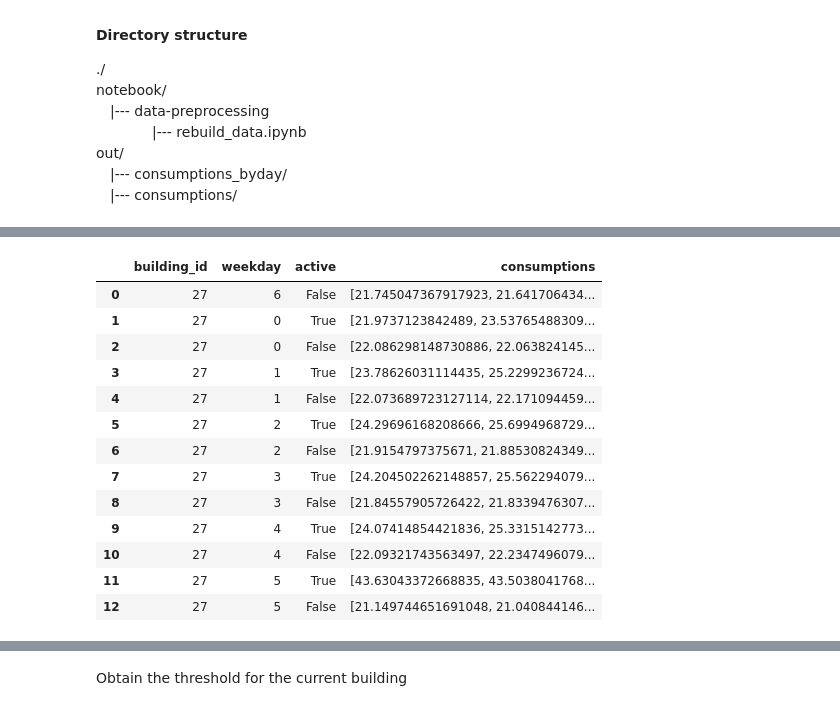
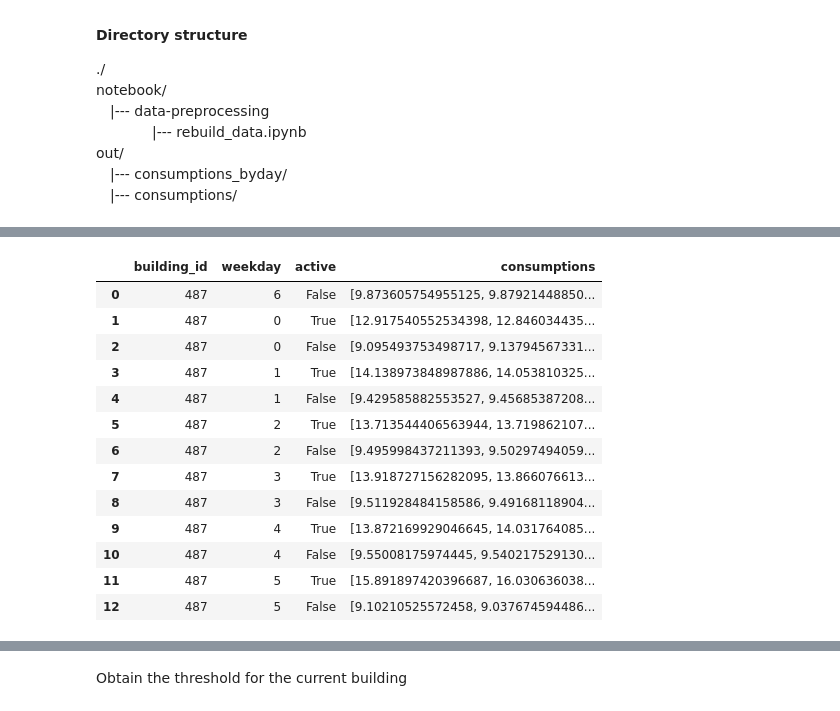
Before and after one commit to thmasker/DAntE, a Jupyter notebook: notebook/data_preprocessing/rebuild_data.ipynb, the cells around one changed output, grey strips where cells are left out. Drawn from its saved outputs; the diff is of its cells as text; code cells hidden in the pictures.

```diff
--- a/notebook/data_preprocessing/rebuild_data.ipynb
+++ b/notebook/data_preprocessing/rebuild_data.ipynb
@@ -37,25 +37,25 @@ protos
 1261 rows × 4 columns
 # %%
-counter_id = 27 # Building ID example
+counter_id = 487 # Building ID example
 
 mean_proto = protos[protos['building_id'] == counter_id]
 mean_proto.reset_index(drop=True, inplace=True)
 mean_proto
 # %% [output]
 |  | building_id | weekday | active | consumptions |
-| 0 | 27 | 6 | False | [21.745047367917923, 21.641706434... |
-| 1 | 27 | 0 | True | [21.9737123842489, 23.53765488309... |
-| 2 | 27 | 0 | False | [22.086298148730886, 22.063824145... |
-| 3 | 27 | 1 | True | [23.78626031114435, 25.2299236724... |
-| 4 | 27 | 1 | False | [22.073689723127114, 22.171094459... |
-| 5 | 27 | 2 | True | [24.29696168208666, 25.6994968729... |
-| 6 | 27 | 2 | False | [21.9154797375671, 21.88530824349... |
-| 7 | 27 | 3 | True | [24.204502262148857, 25.562294079... |
-| 8 | 27 | 3 | False | [21.84557905726422, 21.8339476307... |
-| 9 | 27 | 4 | True | [24.07414854421836, 25.3315142773... |
-| 10 | 27 | 4 | False | [22.09321743563497, 22.2347496079... |
-| 11 | 27 | 5 | True | [43.63043372668835, 43.5038041768... |
-| 12 | 27 | 5 | False | [21.149744651691048, 21.040844146... |
+| 0 | 487 | 6 | False | [9.873605754955125, 9.87921448850... |
+| 1 | 487 | 0 | True | [12.917540552534398, 12.846034435... |
+| 2 | 487 | 0 | False | [9.095493753498717, 9.13794567331... |
+| 3 | 487 | 1 | True | [14.138973848987886, 14.053810325... |
+| 4 | 487 | 1 | False | [9.429585882553527, 9.45685387208... |
+| 5 | 487 | 2 | True | [13.713544406563944, 13.719862107... |
+| 6 | 487 | 2 | False | [9.495998437211393, 9.50297494059... |
+| 7 | 487 | 3 | True | [13.918727156282095, 13.866076613... |
+| 8 | 487 | 3 | False | [9.511928484158586, 9.49168118904... |
+| 9 | 487 | 4 | True | [13.872169929046645, 14.031764085... |
+| 10 | 487 | 4 | False | [9.55008175974445, 9.540217529130... |
+| 11 | 487 | 5 | True | [15.891897420396687, 16.030636038... |
+| 12 | 487 | 5 | False | [9.10210525572458, 9.037674594486... |
 # %%
 raw_df = pd.read_pickle(OUT_PATH + 'raw_consumptions.zip')
 raw_df
```
Also changed, not shown: parts of 8 cells of this notebook, 2 other files.
